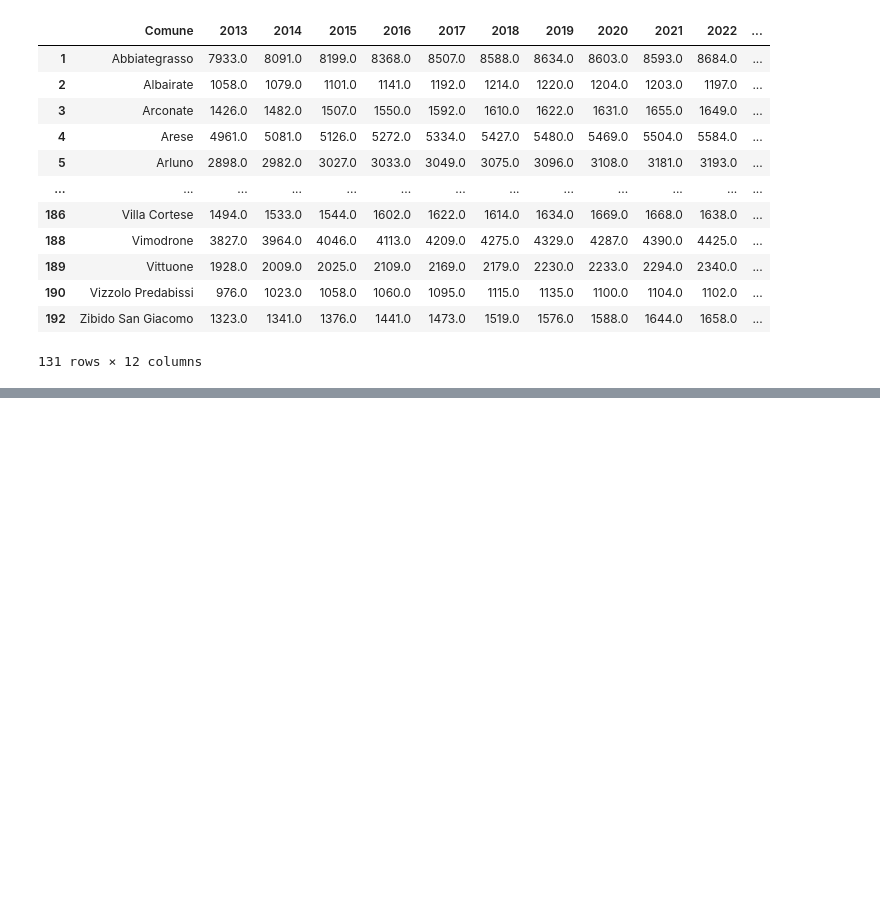
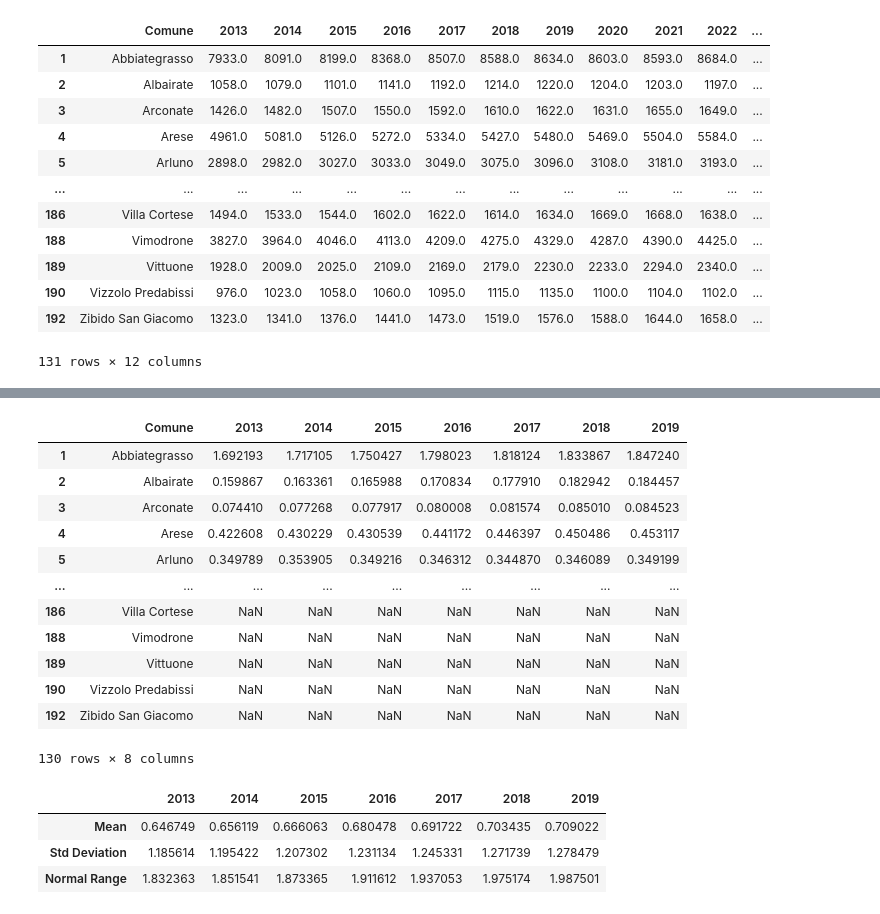
Before and after one commit to LGpolimi/HHE_DSLAB_project_AA2324, a Jupyter notebook: health_data/cardiovascular/Cardiovascular diseases/cardio.ipynb, the cells around one changed output, grey strips where cells are left out. Saved outputs shown, nothing was run; the diff lists cells and outputs as text; code cells hidden in the pictures; blank space fills up the shorter version.

```diff
--- a/health_data/cardiovascular/Cardiovascular diseases/cardio.ipynb
+++ b/health_data/cardiovascular/Cardiovascular diseases/cardio.ipynb
@@ -174,0 +247,43 @@ milan_and_province.describe()
+# %%
+# normlaizing each value of cardiovascular diesase
+normal_province = province.copy()
+
+for year in province.columns[1:]:
+    normal_province[year] = province[year] / demographics[year]
+
+normal_province
+# %% [output]
+|  | Comune | 2013 | 2014 | 2015 | 2016 | 2017 | 2018 | 2019 |
+| 1 | Abbiategrasso | 1.692193 | 1.717105 | 1.750427 | 1.798023 | 1.818124 | 1.833867 | 1.847240 |
+| 2 | Albairate | 0.159867 | 0.163361 | 0.165988 | 0.170834 | 0.177910 | 0.182942 | 0.184457 |
+| 3 | Arconate | 0.074410 | 0.077268 | 0.077917 | 0.080008 | 0.081574 | 0.085010 | 0.084523 |
+| 4 | Arese | 0.422608 | 0.430229 | 0.430539 | 0.441172 | 0.446397 | 0.450486 | 0.453117 |
+| 5 | Arluno | 0.349789 | 0.353905 | 0.349216 | 0.346312 | 0.344870 | 0.346089 | 0.349199 |
+| ... | ... | ... | ... | ... | ... | ... | ... | ... |
+| 186 | Villa Cortese | NaN | NaN | NaN | NaN | NaN | NaN | NaN |
+| 188 | Vimodrone | NaN | NaN | NaN | NaN | NaN | NaN | NaN |
+| 189 | Vittuone | NaN | NaN | NaN | NaN | NaN | NaN | NaN |
+| 190 | Vizzolo Predabissi | NaN | NaN | NaN | NaN | NaN | NaN | NaN |
+| 192 | Zibido San Giacomo | NaN | NaN | NaN | NaN | NaN | NaN | NaN |
+130 rows × 8 columns
+# %%
+# computing the mean and standard deviation of the normalized values for each municipality
+nmeans = []
+nstddev = []
+
+for year in normal_province.columns[1:]:
+    nmeans.append(normal_province[year].mean())
+    nstddev.append(normal_province[year].std())
+
+nmeans = pd.Series(nmeans, index=normal_province.columns[1:], name='Mean')
+nstddev = pd.Series(nstddev, index=normal_province.columns[1:], name='Std Deviation')
+# computing the range that can be considered 'normal' --> mean + std deviation
+normal_range = pd.Series(nmeans + nstddev, name='Normal Range')
+stats = pd.concat([nmeans, nstddev, normal_range], axis=1)
+stats = stats.transpose()
+stats
+# %% [output]
+|  | 2013 | 2014 | 2015 | 2016 | 2017 | 2018 | 2019 |
+| Mean | 0.646749 | 0.656119 | 0.666063 | 0.680478 | 0.691722 | 0.703435 | 0.709022 |
+| Std Deviation | 1.185614 | 1.195422 | 1.207302 | 1.231134 | 1.245331 | 1.271739 | 1.278479 |
+| Normal Range | 1.832363 | 1.851541 | 1.873365 | 1.911612 | 1.937053 | 1.975174 | 1.987501 |
```
Also changed, not shown: parts of 10 cells of this notebook, 1 other file.
